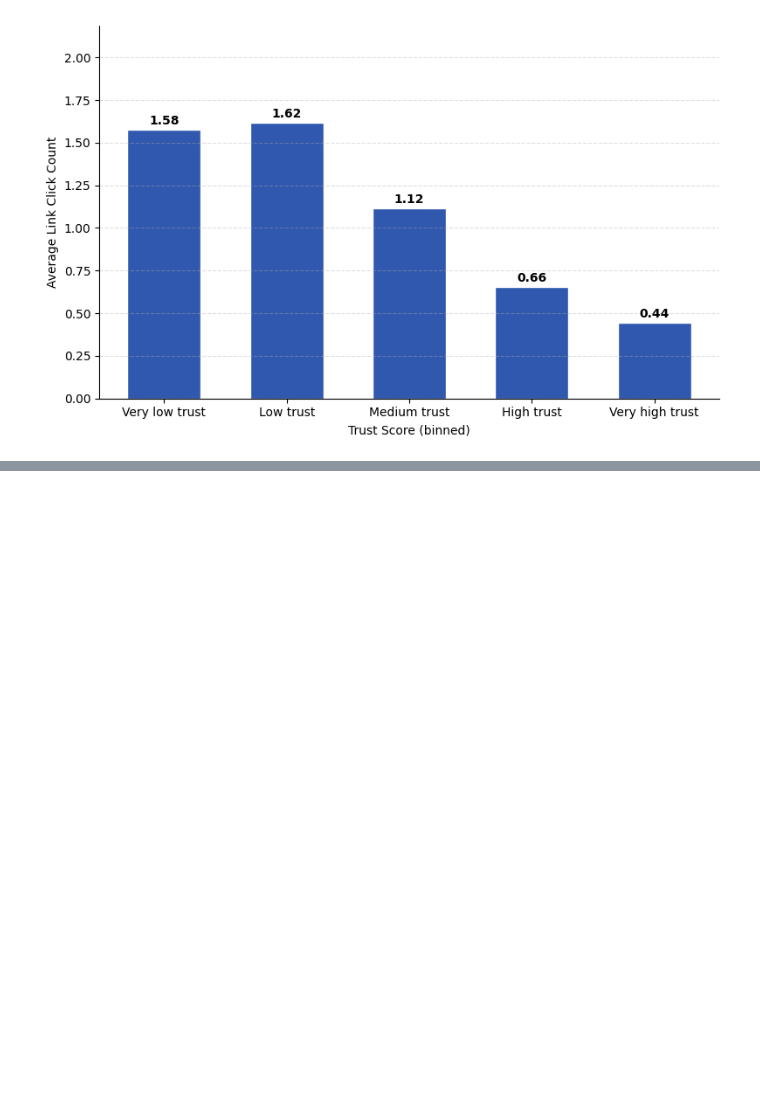
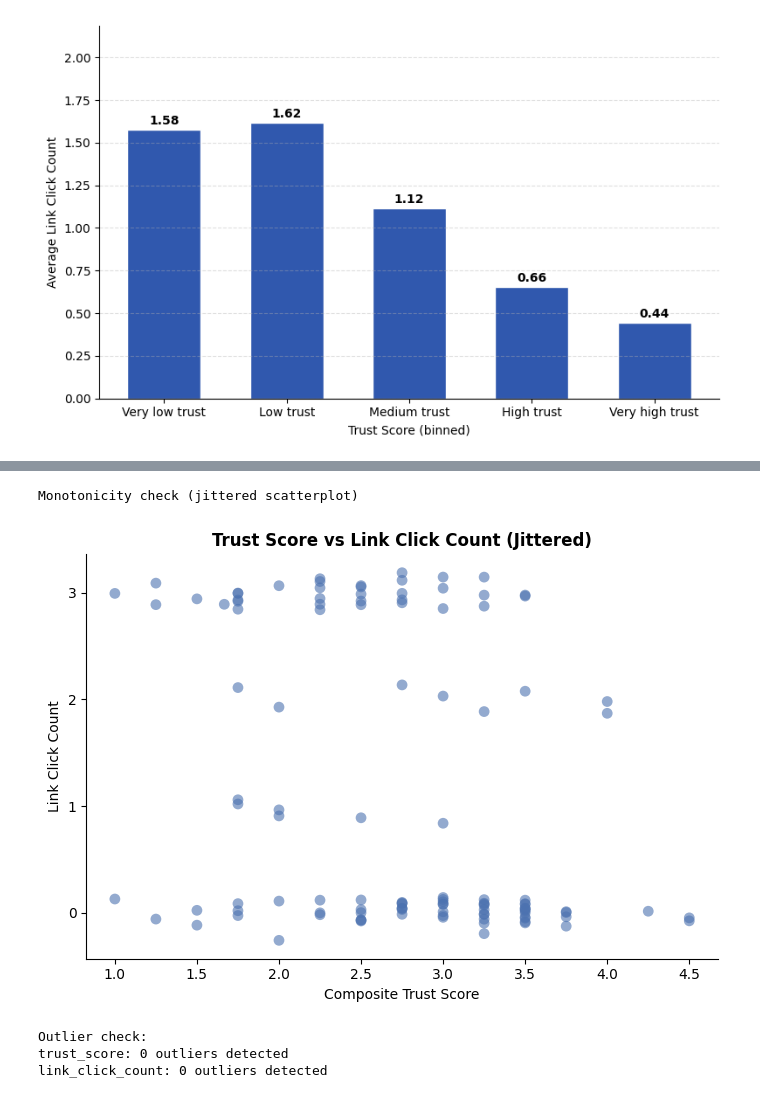
Before and after one commit to emmabosz/master_thesis, a Jupyter notebook: survey_analysis.ipynb, the cells around one changed output, grey strips where cells are left out. Drawn from its saved outputs; the diff is of its cells as text; code cells hidden in the pictures; blank space fills up the shorter version.

```diff
--- a/survey_analysis.ipynb
+++ b/survey_analysis.ipynb
@@ -698,0 +824,45 @@ plt.show()
+# %%
+##Spearman's Rank Correlation assumptions
+
+# Monotonic relationship — jittered scatterplot
+print("Monotonicity check (jittered scatterplot)")
+
+# Add jitter to inspect discrete outcome)
+y_jitter = df_model["link_click_count"] + np.random.normal(
+    loc=0, scale=0.08, size=len(df_model)
+)
+
+fig, ax = plt.subplots(figsize=(7, 5))
+
+ax.scatter(
+    df_model["trust_score"],
+    y_jitter,
+    alpha=0.6,
+    color="#4C72B0",
+    edgecolors="none",
+    s=60
+)
+
+ax.set_xlabel("Composite Trust Score")
+ax.set_ylabel("Link Click Count")
+ax.set_title("Trust Score vs Link Click Count (Jittered)", fontweight="bold")
+
+ax.set_yticks([0, 1, 2, 3])
+ax.spines[["top", "right"]].set_visible(False)
+
+plt.tight_layout()
+plt.show()
+
+# Extreme outliers
+print("Outlier check:")
+for var in ["trust_score", "link_click_count"]:
+    q1, q3 = df_model[var].quantile([0.25, 0.75])
+    iqr = q3 - q1
+    outliers = df_model[(df_model[var] < q1 - 3*iqr) | (df_model[var] > q3 + 3*iqr)]
+    print(f"{var}: {len(outliers)} outliers detected")
+# %% [output]
+Monotonicity check (jittered scatterplot)
+[figure, added]
+Outlier check:
+trust_score: 0 outliers detected
+link_click_count: 0 outliers detected
```
Also changed, not shown: parts of 6 cells of this notebook, 2 other files.
